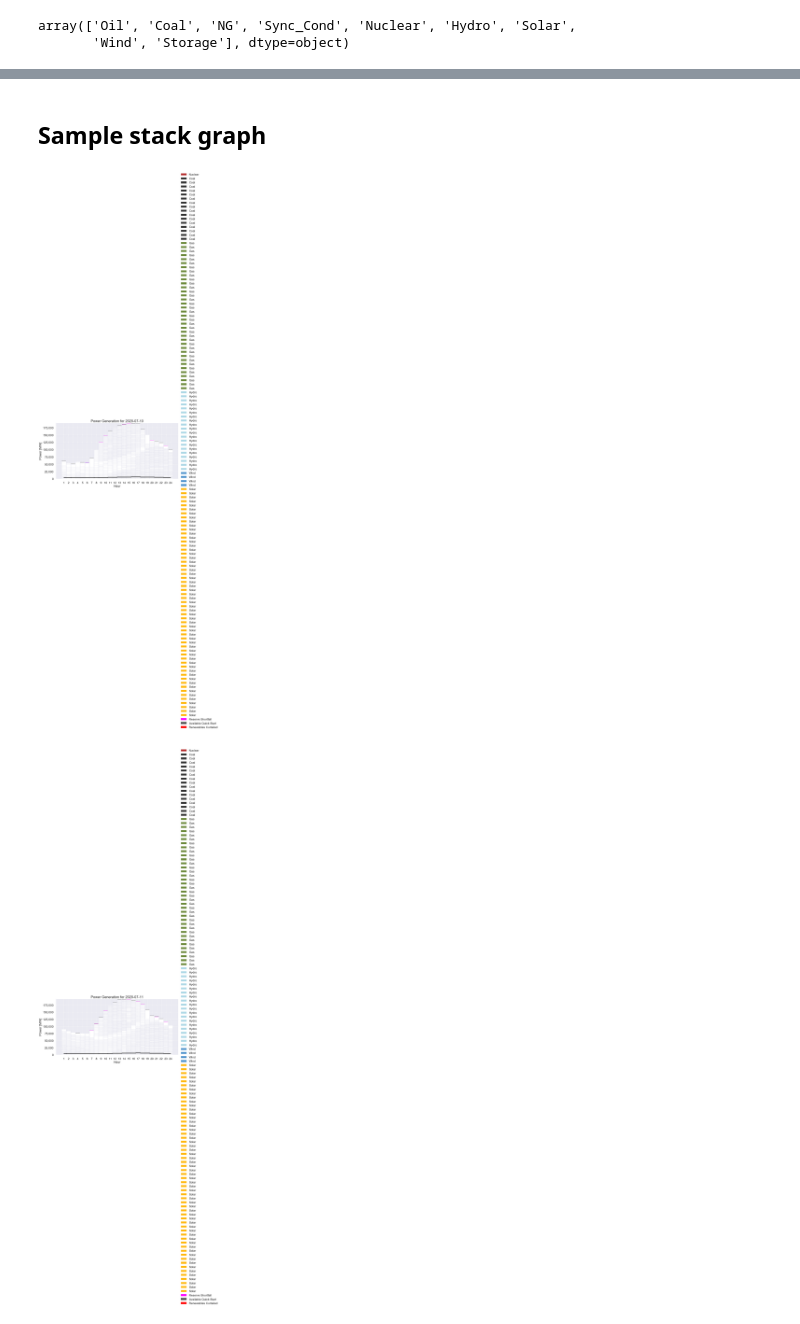
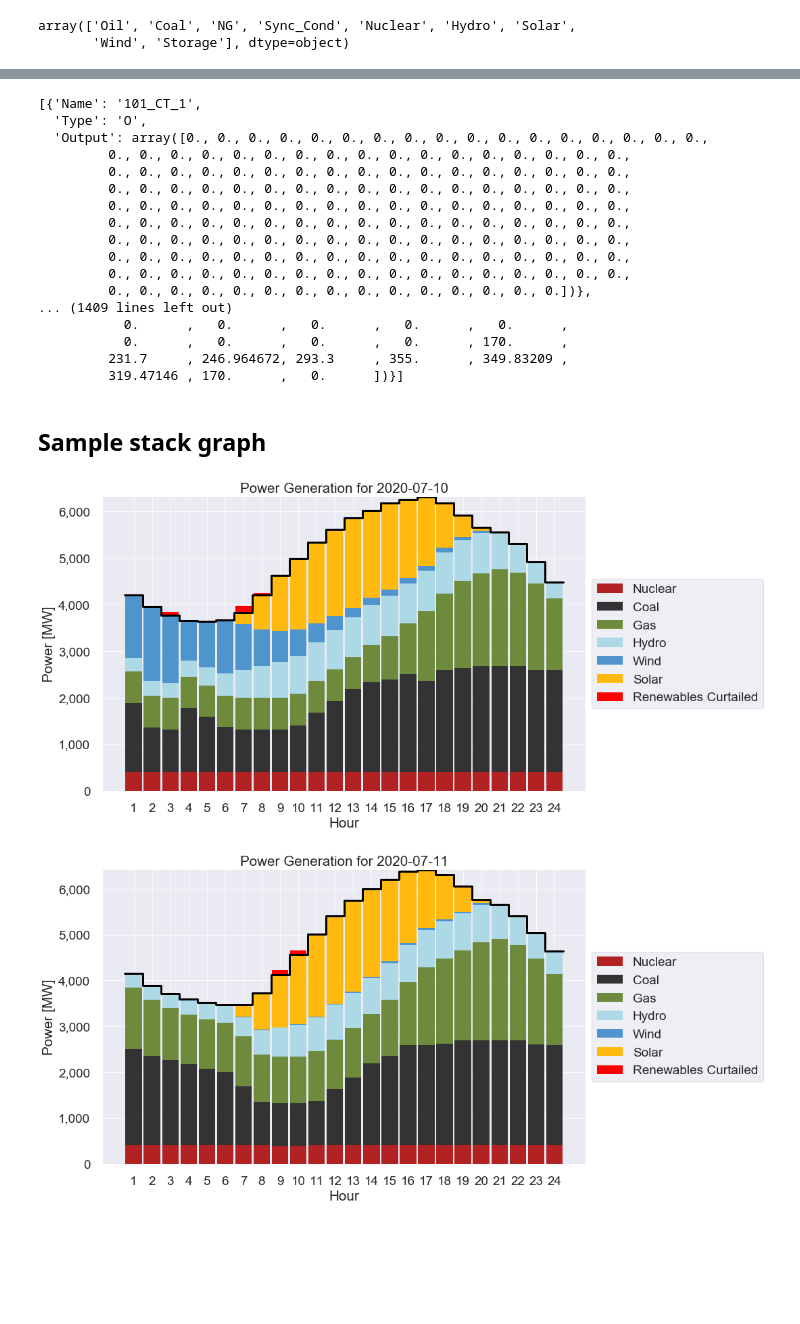
Before and after one commit to grid-parity-exchange/Egret, a Jupyter notebook: egret/viz/Stack Graphs.ipynb, the cells around one changed output, grey strips where cells are left out. Drawn from its saved outputs; the diff is of its cells as text; code cells hidden in the pictures; blank space fills up the shorter version.

Commit message:
Added plotting for individual gens

```diff
--- a/egret/viz/Stack Graphs.ipynb
+++ b/egret/viz/Stack Graphs.ipynb
@@ -283,0 +113,33 @@ def generate_stack_graph(thermal_data, renewables_data, hourly_summary, gen_summ
+# %%
+thermal_detail_records = []
+
+for thermal_gen in thermal_detail['Generator'].unique():
+    gen_type = gens_dict[thermal_gen]['gen type']
+    dispatch_levels = thermal_detail.loc[thermal_detail['Generator'] == thermal_gen]['Dispatch'].values
+
+    gen_record = {
+        'Name': thermal_gen,
+        'Type': gen_type,
+        'Output': dispatch_levels,
+                 }
+    thermal_detail_records.append(gen_record)
+
+# thermal_detail_records
+# %% [output]
+[{'Name': '101_CT_1',
+  'Type': 'O',
+  'Output': array([0., 0., 0., 0., 0., 0., 0., 0., 0., 0., 0., 0., 0., 0., 0., 0., 0.,
+         0., 0., 0., 0., 0., 0., 0., 0., 0., 0., 0., 0., 0., 0., 0., 0., 0.,
+         0., 0., 0., 0., 0., 0., 0., 0., 0., 0., 0., 0., 0., 0., 0., 0., 0.,
+         0., 0., 0., 0., 0., 0., 0., 0., 0., 0., 0., 0., 0., 0., 0., 0., 0.,
+         0., 0., 0., 0., 0., 0., 0., 0., 0., 0., 0., 0., 0., 0., 0., 0., 0.,
+         0., 0., 0., 0., 0., 0., 0., 0., 0., 0., 0., 0., 0., 0., 0., 0., 0.,
+         0., 0., 0., 0., 0., 0., 0., 0., 0., 0., 0., 0., 0., 0., 0., 0., 0.,
+         0., 0., 0., 0., 0., 0., 0., 0., 0., 0., 0., 0., 0., 0., 0., 0., 0.,
+         0., 0., 0., 0., 0., 0., 0., 0., 0., 0., 0., 0., 0., 0., 0., 0., 0.,
+         0., 0., 0., 0., 0., 0., 0., 0., 0., 0., 0., 0., 0., 0., 0.])},
+... (1409 lines left out)
+           0.      ,   0.      ,   0.      ,   0.      ,   0.      ,
+           0.      ,   0.      ,   0.      ,   0.      , 170.      ,
+         231.7     , 246.964672, 293.3     , 355.      , 349.83209 ,
+         319.47146 , 170.      ,   0.      ])}]
@@ -286,12 +370,14 @@ def generate_stack_graph(thermal_data, renewables_data, hourly_summary, gen_summ
 # %%
 for date in thermal_detail['Date'].unique():
     # Generate sample data for the day
     SAMPLE_THERMAL = thermal_detail.loc[thermal_detail['Date'] == date]
     SAMPLE_RENEWABLES = renewables_detail.loc[renewables_detail['Date'] == date]
     SAMPLE_HOURLY = hourly_summary.loc[hourly_summary['Date '] == date]
     SAMPLE_GENS = hourly_gen_summary.loc[hourly_gen_summary['Date'] == date]
 
-    generate_stack_graph(SAMPLE_THERMAL, SAMPLE_RENEWABLES, SAMPLE_HOURLY, SAMPLE_GENS, title='Power Generation for {0}'.format(date))
+    generate_stack_graph(SAMPLE_THERMAL, SAMPLE_RENEWABLES, SAMPLE_HOURLY, SAMPLE_GENS,
+                         plot_individual_generators=False, show_individual_components=False,
+                         title='Power Generation for {0}'.format(date))
 # %% [output]
-[figure, old version]
+[figure, new version]
-[figure, old version]
+[figure, new version]
```
Also changed, not shown: parts of 9 cells of this notebook.
